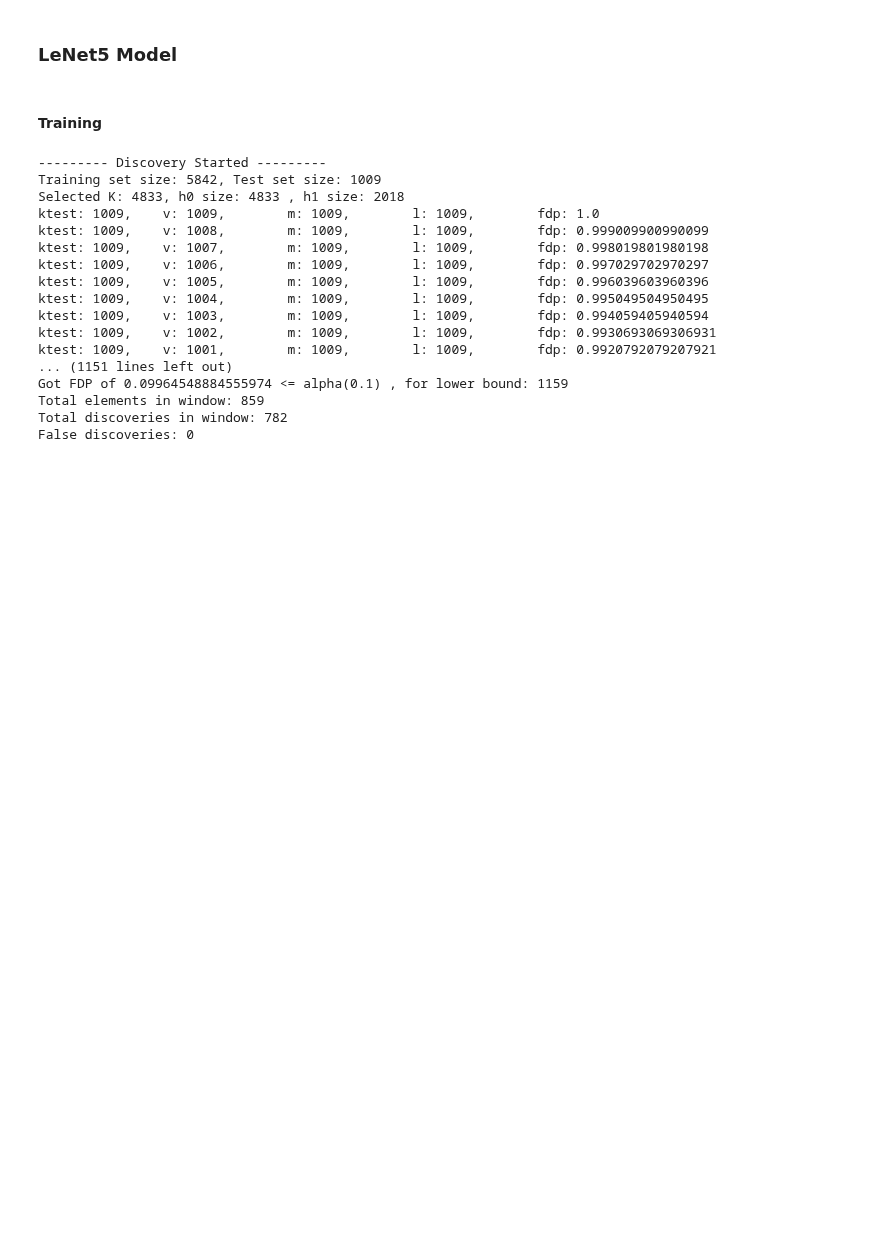
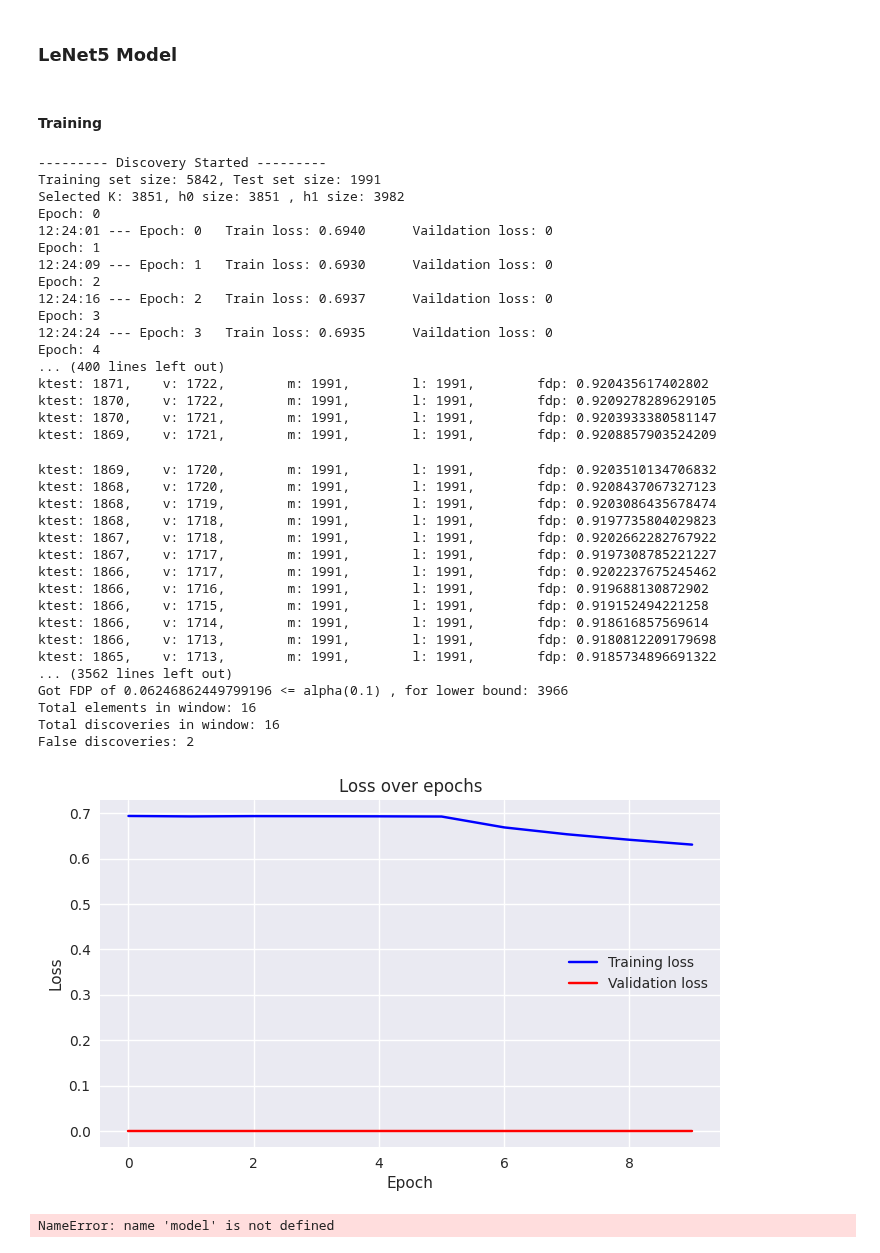
Before and after one commit to danielputerman/thesis, a Jupyter notebook: thesis.ipynb, the cells around one changed output. Saved outputs shown, nothing was run; the diff lists cells and outputs as text; code cells hidden in the pictures; blank space fills up the shorter version.

Commit message:
Experiment 2: MNIST, no AE,H1=9&4, 10 epochs, l=m.

```diff
--- a/thesis.ipynb
+++ b/thesis.ipynb
@@ -255,7 +255,7 @@ def train_model(model, train_loader, test_loader):
     torch.manual_seed(SEED)
     optimizer = torch.optim.Adam(model.parameters(), lr=LEARNING_RATE)
     criterion = nn.CrossEntropyLoss()
-    return run_loop(train_loader, test_loader, criterion, model, optimizer, normalize_input_fn=lambda x: x / 255.0, num_epochs=100)
+    return run_loop(train_loader, test_loader, criterion, model, optimizer, normalize_input_fn=lambda x: x / 255.0)
 # %%
 class ConcatDataset(torch.utils.data.Dataset):
     def __init__(self, datasetA, datasetB):
@@ -296,7 +296,7 @@ def get_synthetic_h0_h1(training_set: SimpleDataSet, test_set: SimpleDataSet) ->
     '''
 
     # k = math.floor(len(training_set) / 2) # TODO sample random k instead?
-    k = math.floor(((len(training_set) + len(training_set)) / 2) - len(test_set)) # TODO sample random k instead?
+    k = len(training_set)- len(test_set) # TODO sample random k instead?
     # k = len(training_set) - 50
     original_training_data = training_set.data
     original_training_targets = training_set.targets
@@ -355,7 +355,7 @@ def run_discovery(training_set, test_set, score_model, auto_econder: Optional[to
     # test_loader = DataLoader(test_set, batch_size=BATCH_SIZE, shuffle=False)
 
     # Training...
-    # train_model(score_model, h0h1_loader, None)
+    train_model(score_model, h0h1_loader, None)
 
     # Got a trained model, let's get the scores
     with torch.no_grad():
@@ -422,8 +422,8 @@ def get_datasets_for_discovery(add_noise=False) -> tuple[SimpleDataSet, SimpleDa
     training_set = SimpleDataSet(train_four_data, train_four_targets)
 
     test_set_full = datasets.MNIST(root='./data', download=True, transform=image_padding_to_32, train=False)
-    # test_four_index = torch.logical_or(test_set_full.targets == 4, test_set_full.targets == 9).nonzero().reshape(-1)
-    test_four_index = (test_set_full.targets == 9).nonzero().reshape(-1)
+    test_four_index = torch.logical_or(test_set_full.targets == 4, test_set_full.targets == 9).nonzero().reshape(-1)
+    # test_four_index = (test_set_full.targets == 9).nonzero().reshape(-1)
     test_four_loader = torch.utils.data.DataLoader(dataset=test_set_full, batch_size=len(test_four_index), shuffle=False, sampler=Data.SubsetRandomSampler(test_four_index))
     test_four_data, test_four_targets = next(iter(test_four_loader))
     test_four_targets[(test_four_targets==4).nonzero().reshape(-1)] = 0
@@ -434,42 +434,64 @@ def get_datasets_for_discovery(add_noise=False) -> tuple[SimpleDataSet, SimpleDa
 # %%
 DISCOVERY_EPOCHS = 1
 N_CLASSES = 2
 # DEVICE = torch.device("mps") if torch.backends.mps.is_available() else torch.device("cpu")
 DEVICE = torch.device("cpu") # No point in using MPS for now :( See https://github.com/pytorch/pytorch/issues/77799
 
 clean_training_set, clean_test_set = get_datasets_for_discovery()
 
-# model = nn.DataParallel(LeNet5(N_CLASSES)).to(DEVICE)
+model = nn.DataParallel(LeNet5(N_CLASSES)).to(DEVICE)
 
 clean_discovery_results = []
 for i in range(DISCOVERY_EPOCHS):
     clean_discovery_results.append(run_discovery(clean_training_set, clean_test_set, model))
 
 # print(clean_discovery_results)
 # noisy_discovery_results = []
 # for i in range(DISCOVERY_EPOCHS):
 #     noisy_discovery_results.append(run_discovery(clean_training_dataset, noisy_test_dataset, LeNet5(N_CLASSES)))
 
 # ae_powered_noisy_discovery_results = []
 # for i in range(DISCOVERY_EPOCHS):
 #     ae_powered_noisy_discovery_results.append(run_discovery(clean_training_dataset, noisy_test_dataset, LeNet5(N_CLASSES), ae=LeNet5AutoEncoder(latent_size=20))
 
 # compare_discovery_results([clean_discovery_results, noisy_discovery_results, ae_powered_noisy_discovery_results])
 # %% [output]
 --------- Discovery Started ---------
-Training set size: 5842, Test set size: 1009
-Selected K: 4833, h0 size: 4833 , h1 size: 2018
-ktest: 1009,    v: 1009,        m: 1009,        l: 1009,        fdp: 1.0
-ktest: 1009,    v: 1008,        m: 1009,        l: 1009,        fdp: 0.999009900990099
-ktest: 1009,    v: 1007,        m: 1009,        l: 1009,        fdp: 0.998019801980198
-ktest: 1009,    v: 1006,        m: 1009,        l: 1009,        fdp: 0.997029702970297
-ktest: 1009,    v: 1005,        m: 1009,        l: 1009,        fdp: 0.996039603960396
-ktest: 1009,    v: 1004,        m: 1009,        l: 1009,        fdp: 0.995049504950495
-ktest: 1009,    v: 1003,        m: 1009,        l: 1009,        fdp: 0.994059405940594
-ktest: 1009,    v: 1002,        m: 1009,        l: 1009,        fdp: 0.9930693069306931
-ktest: 1009,    v: 1001,        m: 1009,        l: 1009,        fdp: 0.9920792079207921
-... (1151 lines left out)
-Got FDP of 0.09964548884555974 <= alpha(0.1) , for lower bound: 1159
-Total elements in window: 859
-Total discoveries in window: 782
-False discoveries: 0
+Training set size: 5842, Test set size: 1991
+Selected K: 3851, h0 size: 3851 , h1 size: 3982
+Epoch: 0
+12:24:01 --- Epoch: 0   Train loss: 0.6940      Vaildation loss: 0
+Epoch: 1
+12:24:09 --- Epoch: 1   Train loss: 0.6930      Vaildation loss: 0
+Epoch: 2
+12:24:16 --- Epoch: 2   Train loss: 0.6937      Vaildation loss: 0
+Epoch: 3
+12:24:24 --- Epoch: 3   Train loss: 0.6935      Vaildation loss: 0
+Epoch: 4
+... (400 lines left out)
+ktest: 1871,    v: 1722,        m: 1991,        l: 1991,        fdp: 0.920435617402802
+ktest: 1870,    v: 1722,        m: 1991,        l: 1991,        fdp: 0.9209278289629105
+ktest: 1870,    v: 1721,        m: 1991,        l: 1991,        fdp: 0.9203933380581147
+ktest: 1869,    v: 1721,        m: 1991,        l: 1991,        fdp: 0.9208857903524209
+ktest: 1869,    v: 1720,        m: 1991,        l: 1991,        fdp: 0.9203510134706832
+ktest: 1868,    v: 1720,        m: 1991,        l: 1991,        fdp: 0.9208437067327123
+ktest: 1868,    v: 1719,        m: 1991,        l: 1991,        fdp: 0.9203086435678474
+ktest: 1868,    v: 1718,        m: 1991,        l: 1991,        fdp: 0.9197735804029823
+ktest: 1867,    v: 1718,        m: 1991,        l: 1991,        fdp: 0.9202662282767922
+ktest: 1867,    v: 1717,        m: 1991,        l: 1991,        fdp: 0.9197308785221227
+ktest: 1866,    v: 1717,        m: 1991,        l: 1991,        fdp: 0.9202237675245462
+ktest: 1866,    v: 1716,        m: 1991,        l: 1991,        fdp: 0.919688130872902
+ktest: 1866,    v: 1715,        m: 1991,        l: 1991,        fdp: 0.919152494221258
+ktest: 1866,    v: 1714,        m: 1991,        l: 1991,        fdp: 0.918616857569614
+ktest: 1866,    v: 1713,        m: 1991,        l: 1991,        fdp: 0.9180812209179698
+ktest: 1865,    v: 1713,        m: 1991,        l: 1991,        fdp: 0.9185734896691322
+... (3562 lines left out)
+Got FDP of 0.06246862449799196 <= alpha(0.1) , for lower bound: 3966
+Total elements in window: 16
+Total discoveries in window: 16
+False discoveries: 2
+[figure, added]
+# %%
+torch.save(model, "/Users/danielputerman/personal/thesis/experiment2-model.pt")
+# %% [output]
+NameError: name 'model' is not defined
```
